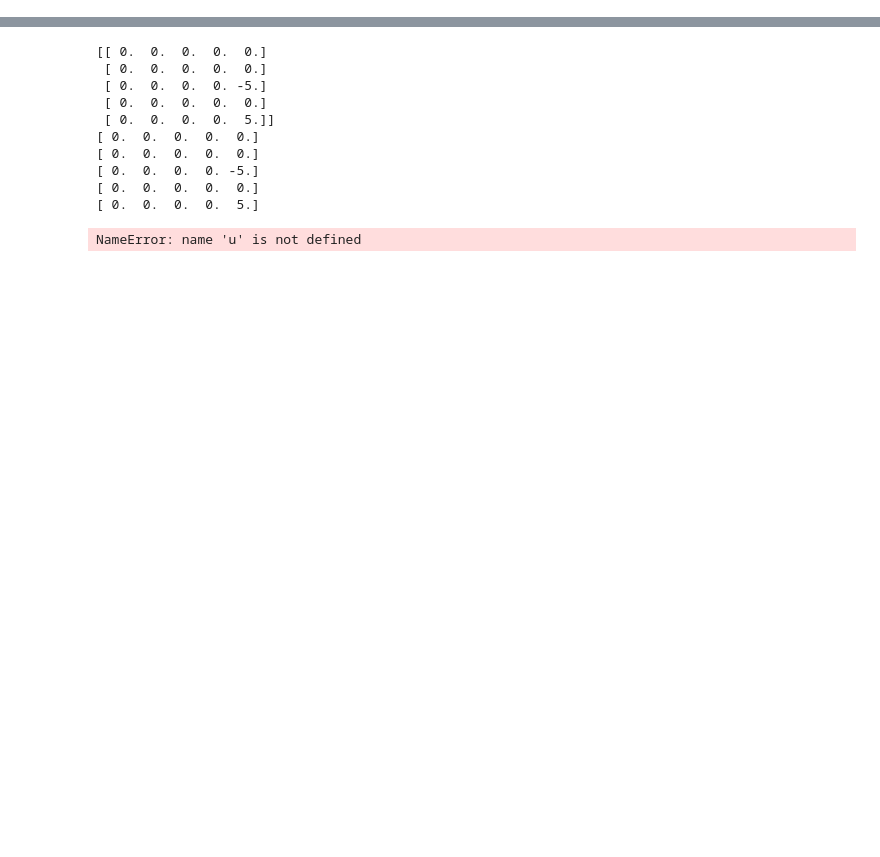
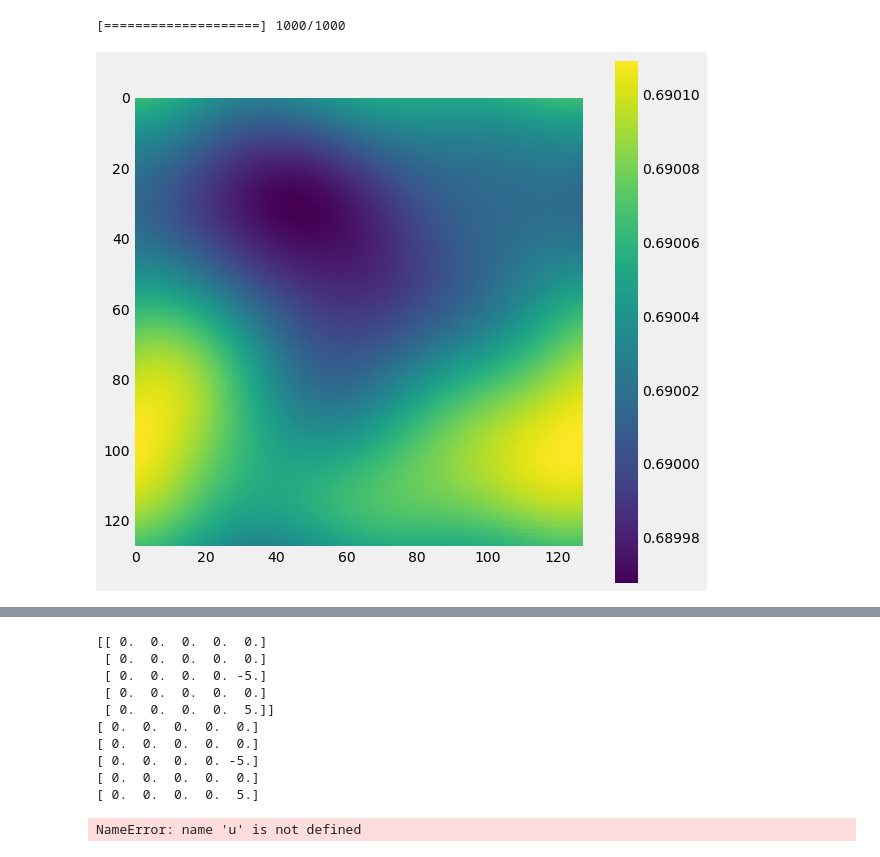
Before and after one commit to ianhi/courses, a Jupyter notebook: AC274/HW/HW_6/Multiphase d2q9.ipynb, the cells around one changed output, grey strips where cells are left out. Saved outputs shown, nothing was run; the diff lists cells and outputs as text; code cells hidden in the pictures; blank space fills up the shorter version.

```diff
--- a/AC274/HW/HW_6/Multiphase d2q9.ipynb
+++ b/AC274/HW/HW_6/Multiphase d2q9.ipynb
@@ -16,18 +148,59 @@ def prog_bar(cur_val,max_val,msg = ""):
+# %%
+def run(f=None):
+# initialization
+    f, rho, u, v = init(rho_in,f)
+#     equilibrium(u, v, rho, f, ts)
+
+    # main loop
+    for ts in range(1,Nsteps):
+        prog_bar(ts,Nsteps)
+
+
+
+        # calc macro quanitites
+        rho, u, v = calc_macro(f[ts-1],rho,u,v)
+
+
+        # force + collision
+        u, v = force(rho, u, v)
+
+        equilibrium(u, v, rho, f, ts)
+
+        fout = np.copy(f[ts])
+        for kk in range(0,9):
+            f[ts,kk,:,:] = np.roll(fout[kk,:,:],(ex[kk],ey[kk]),(0,1))
+
+        rho, u, v = calc_macro(f[ts],rho,u,v)
+#         u = (u+calc_macro_f(f[ts-1])[1])/2
+#         v = (v+calc_macro_f(f[ts-1])[2])/2
+        # prepare the next time step
+
+        # streaming
+    return f
 # %%
 # Define parameters
-G = -5
+G = -4.5
 visc = 1/6
 dt = 1
 dx = 1
 rho_psi = 1
 rho_in = .69
 omega = 1/(3.*visc*(dt*dt)/(dx*dx) + 0.5*dt) # this is just one....
-lx = 20
-ly = 20
+lx = 128
+ly = lx
 Nsteps = 1000
 cs=1./np.sqrt(3)
 
 
 w = [4./9,1./9,1./9,1./9,1./9,1./36,1./36,1./36,1./36]
 ex=[0,1,0,-1,0 ,1,-1,-1, 1]
 ey=[0,0,1,0 ,-1,1, 1,-1,-1]
+f_out = run()
+
+plt.imshow(calc_macro_f(f_out[-1])[0])
+plt.colorbar()
+plt.grid('off')
+plt.show()
+# %% [output]
+[====================] 1000/1000
+[figure, added]
```
Also changed, not shown: parts of 32 cells of this notebook, 56 other files.
